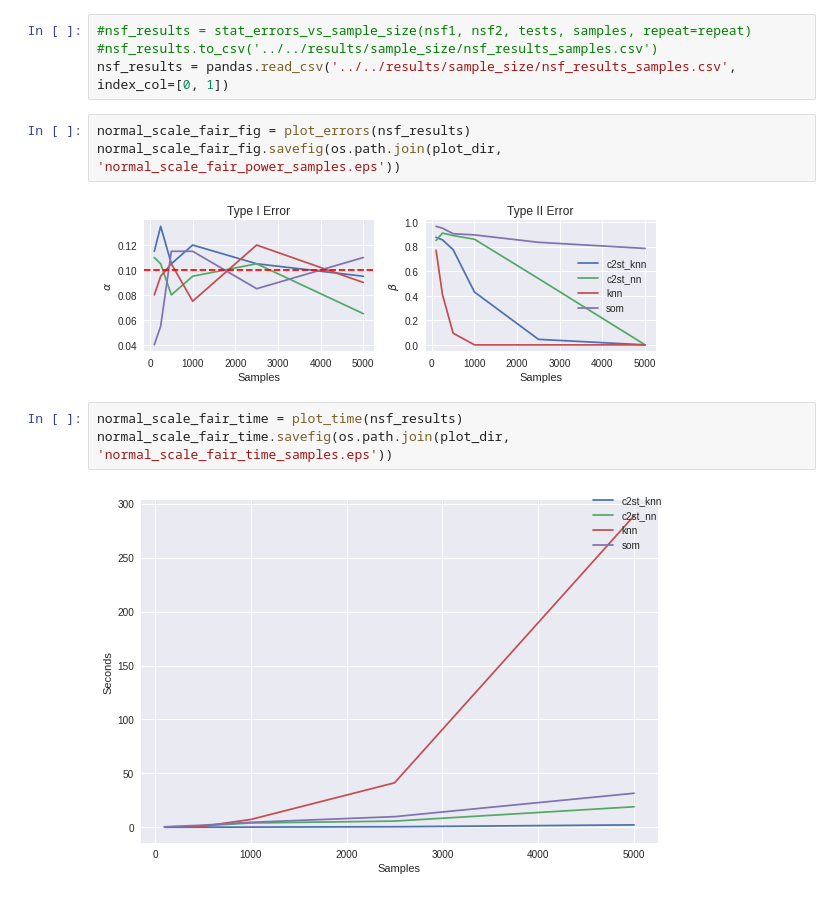
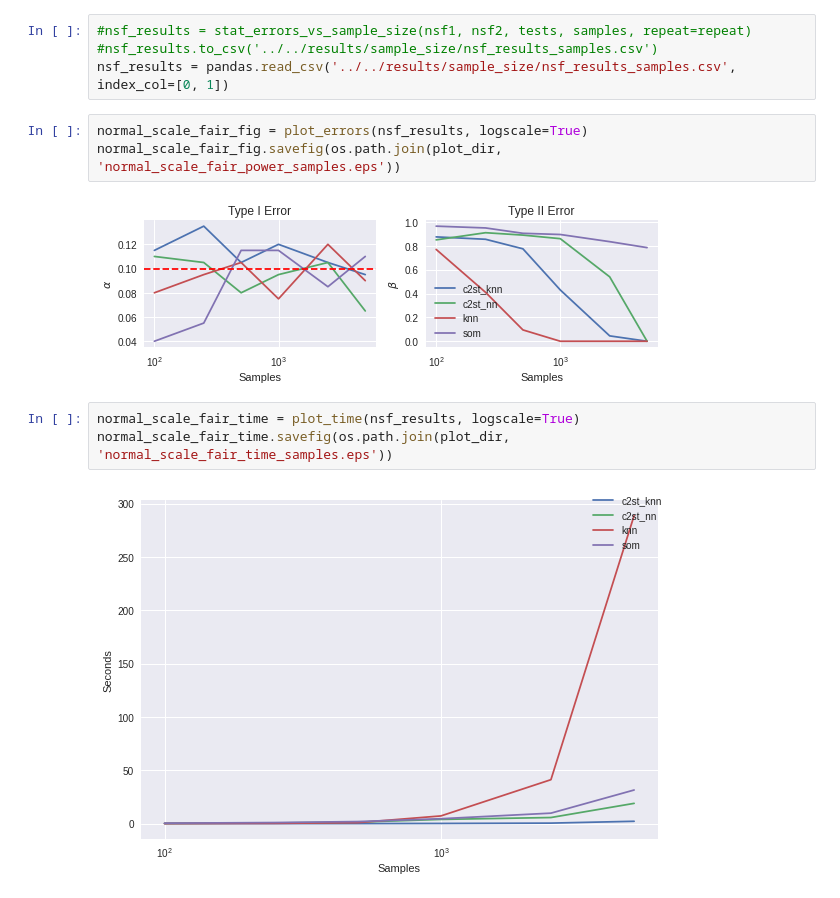
Before and after one commit to ayllon/SOMA, a Jupyter notebook: notebooks/sample_size/normal_scale.ipynb, the cells around one changed output. Cells and saved outputs as stored; diff of their text form.

Commit message:
Logscale

```diff
--- a/notebooks/sample_size/normal_scale.ipynb
+++ b/notebooks/sample_size/normal_scale.ipynb
@@ -59,12 +59,12 @@ nsf2 = MultivariateNormalGenerator(means, wishart_df=len(means) * 32)
 #nsf_results.to_csv('../../results/sample_size/nsf_results_samples.csv')
 nsf_results = pandas.read_csv('../../results/sample_size/nsf_results_samples.csv', index_col=[0, 1])
 # %%
-normal_scale_fair_fig = plot_errors(nsf_results)
+normal_scale_fair_fig = plot_errors(nsf_results, logscale=True)
 normal_scale_fair_fig.savefig(os.path.join(plot_dir, 'normal_scale_fair_power_samples.eps'))
 # %% [output]
-[figure, old version]
+[figure, new version]
 # %%
-normal_scale_fair_time = plot_time(nsf_results)
+normal_scale_fair_time = plot_time(nsf_results, logscale=True)
 normal_scale_fair_time.savefig(os.path.join(plot_dir, 'normal_scale_fair_time_samples.eps'))
 # %% [output]
-[figure, old version]
+[figure, new version]
```
Also changed, not shown: 1 other file.
